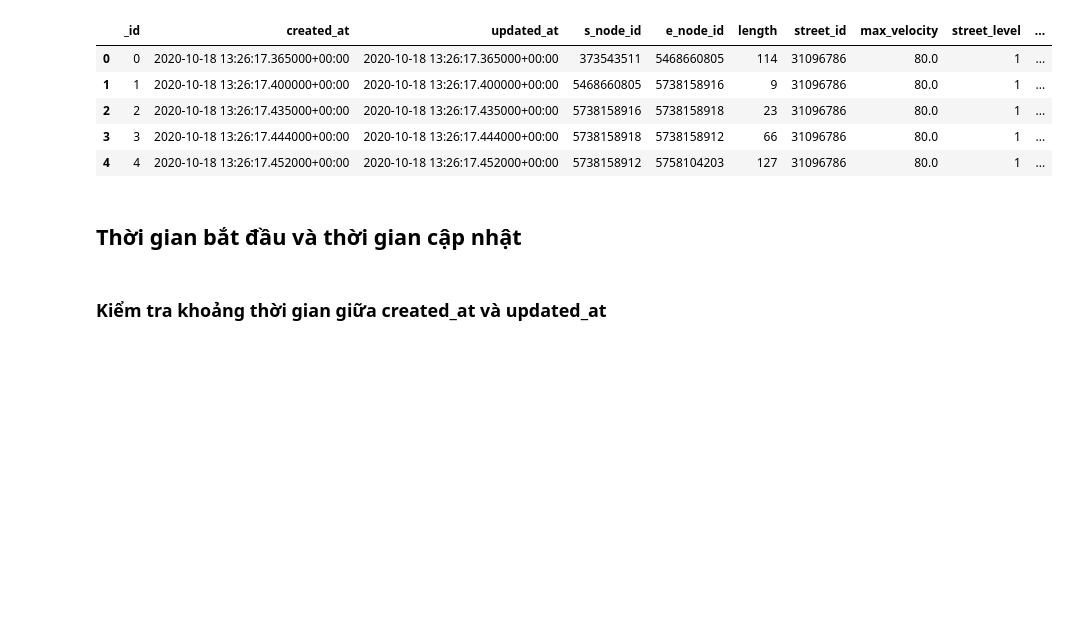
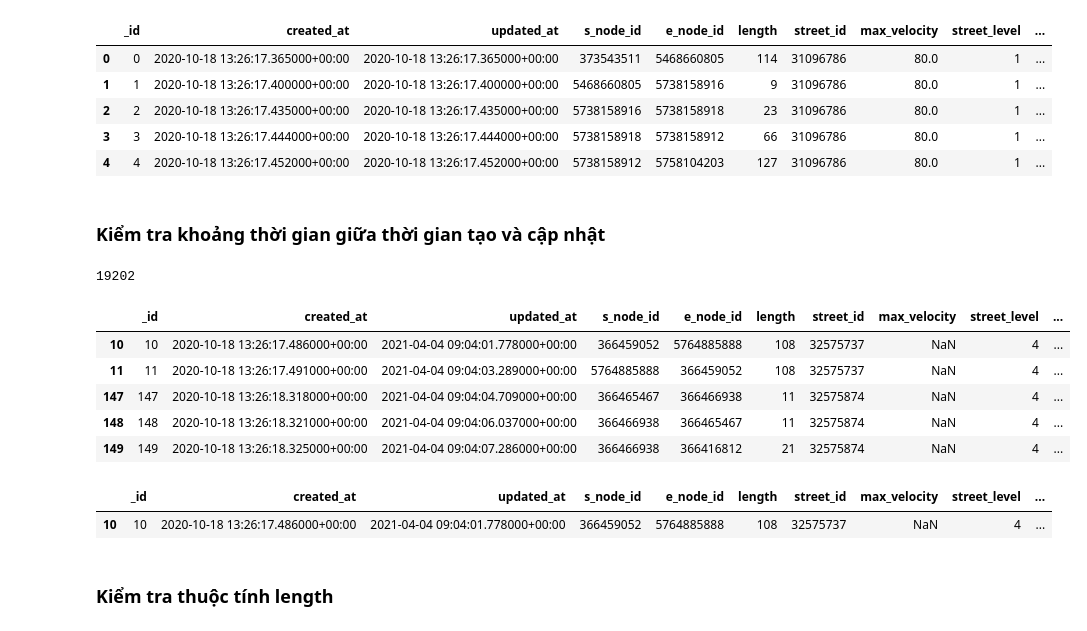
Before and after one commit to An-Sadek/HCM_GNNTSF, a Jupyter notebook: src/preprocessing/summary.ipynb, the cells around one changed output. Saved outputs shown, nothing was run; the diff lists cells and outputs as text; code cells hidden in the pictures; blank space fills up the shorter version.

```diff
--- a/src/preprocessing/summary.ipynb
+++ b/src/preprocessing/summary.ipynb
@@ -435,7 +437,3 @@ preprocess_segments_df.head()
 | 2 | 2 | 2020-10-18 13:26:17.435000+00:00 | 2020-10-18 13:26:17.435000+00:00 | 5738158916 | 5738158918 | 23 | 31096786 | 80.0 | 1 | ... |
 | 3 | 3 | 2020-10-18 13:26:17.444000+00:00 | 2020-10-18 13:26:17.444000+00:00 | 5738158918 | 5738158912 | 66 | 31096786 | 80.0 | 1 | ... |
 | 4 | 4 | 2020-10-18 13:26:17.452000+00:00 | 2020-10-18 13:26:17.452000+00:00 | 5738158912 | 5758104203 | 127 | 31096786 | 80.0 | 1 | ... |
-# %% [markdown]
-## Thời gian bắt đầu và thời gian cập nhật
-# %% [markdown]
-### Kiểm tra khoảng thời gian giữa created_at và updated_at
@@ -443,0 +440,21 @@ preprocess_segments_df.head()
+# %% [markdown]
+### Kiểm tra khoảng thời gian giữa thời gian tạo và cập nhật
+# %%
+diff_time = preprocess_segments_df[preprocess_segments_df["created_at"] != preprocess_segments_df["updated_at"]]
+print(len(diff_time))
+diff_time.head()
+# %% [output]
+19202
+|  | _id | created_at | updated_at | s_node_id | e_node_id | length | street_id | max_velocity | street_level | ... |
+| 10 | 10 | 2020-10-18 13:26:17.486000+00:00 | 2021-04-04 09:04:01.778000+00:00 | 366459052 | 5764885888 | 108 | 32575737 | NaN | 4 | ... |
+| 11 | 11 | 2020-10-18 13:26:17.491000+00:00 | 2021-04-04 09:04:03.289000+00:00 | 5764885888 | 366459052 | 108 | 32575737 | NaN | 4 | ... |
+| 147 | 147 | 2020-10-18 13:26:18.318000+00:00 | 2021-04-04 09:04:04.709000+00:00 | 366465467 | 366466938 | 11 | 32575874 | NaN | 4 | ... |
+| 148 | 148 | 2020-10-18 13:26:18.321000+00:00 | 2021-04-04 09:04:06.037000+00:00 | 366466938 | 366465467 | 11 | 32575874 | NaN | 4 | ... |
+| 149 | 149 | 2020-10-18 13:26:18.325000+00:00 | 2021-04-04 09:04:07.286000+00:00 | 366466938 | 366416812 | 21 | 32575874 | NaN | 4 | ... |
+# %%
+preprocess_segments_df[preprocess_segments_df["street_name"] == "Thương Mại"]
+# %% [output]
+|  | _id | created_at | updated_at | s_node_id | e_node_id | length | street_id | max_velocity | street_level | ... |
+| 10 | 10 | 2020-10-18 13:26:17.486000+00:00 | 2021-04-04 09:04:01.778000+00:00 | 366459052 | 5764885888 | 108 | 32575737 | NaN | 4 | ... |
+# %% [markdown]
+### Kiểm tra thuộc tính length
```
Also changed, not shown: parts of 22 cells of this notebook.
